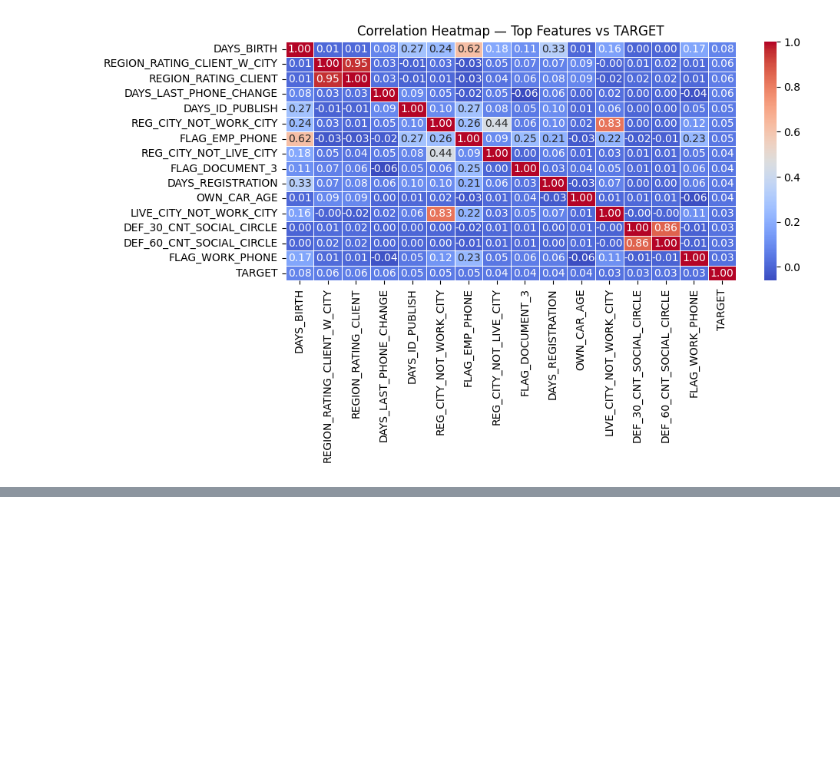
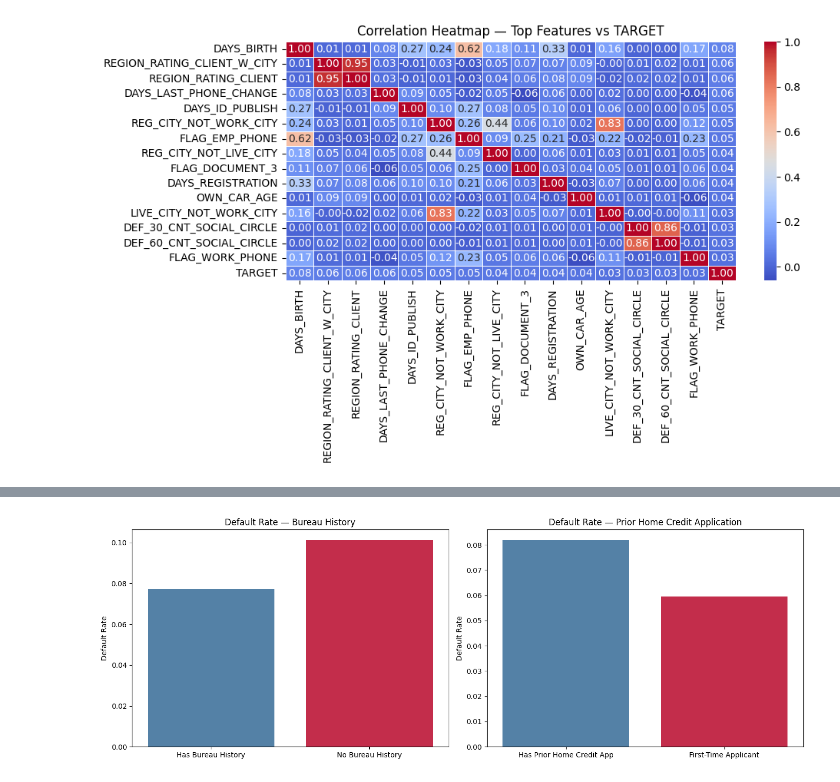
Before and after one commit to aryanparija/Loan-Default-Prediction, a Jupyter notebook: notebooks/01_eda.ipynb, the cells around one changed output, grey strips where cells are left out. Saved outputs shown, nothing was run; the diff lists cells and outputs as text; code cells hidden in the pictures; blank space fills up the shorter version.

```diff
--- a/notebooks/01_eda.ipynb
+++ b/notebooks/01_eda.ipynb
@@ -126,0 +225,19 @@ plt.show()
+# %%
+fig, axes = plt.subplots(1, 2, figsize=(14,5))
+
+bureau_compare = df.groupby('NO_BUREAU_HISTORY')['TARGET'].mean()
+sns.barplot(x=['Has Bureau History', 'No Bureau History'], y=bureau_compare.values,
+            palette=['steelblue', 'crimson'], ax=axes[0])
+axes[0].set_title('Default Rate — Bureau History')
+axes[0].set_ylabel('Default Rate')
+
+prev_compare = df.groupby('NO_PREV_APPLICATION')['TARGET'].mean()
+sns.barplot(x=['Has Prior Home Credit App', 'First-Time Applicant'], y=prev_compare.values,
+            palette=['steelblue', 'crimson'], ax=axes[1])
+axes[1].set_title('Default Rate — Prior Home Credit Application')
+axes[1].set_ylabel('Default Rate')
+
+plt.tight_layout()
+plt.show()
+# %% [output]
+[figure, added]
```
Also changed, not shown: parts of 5 cells of this notebook.
